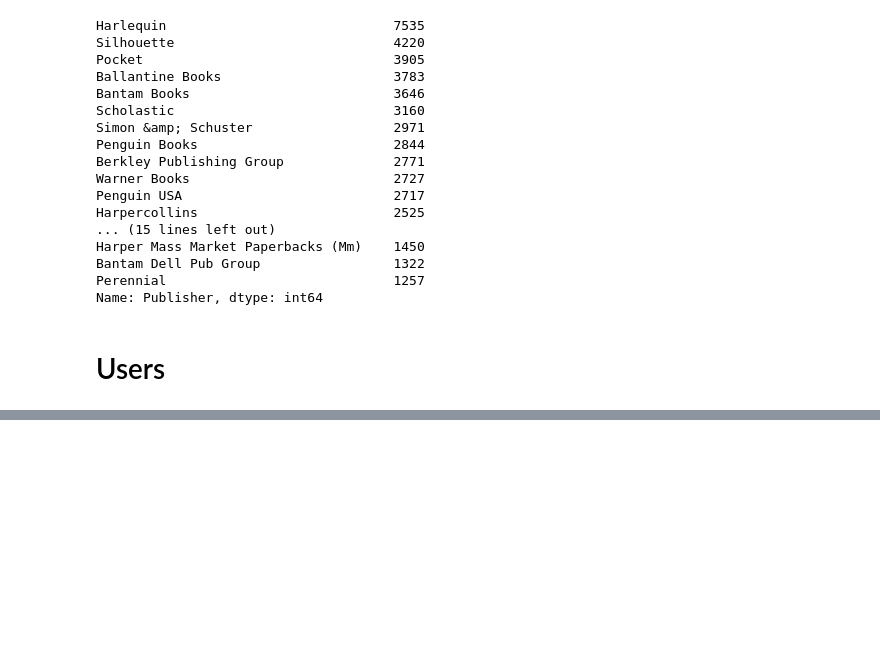
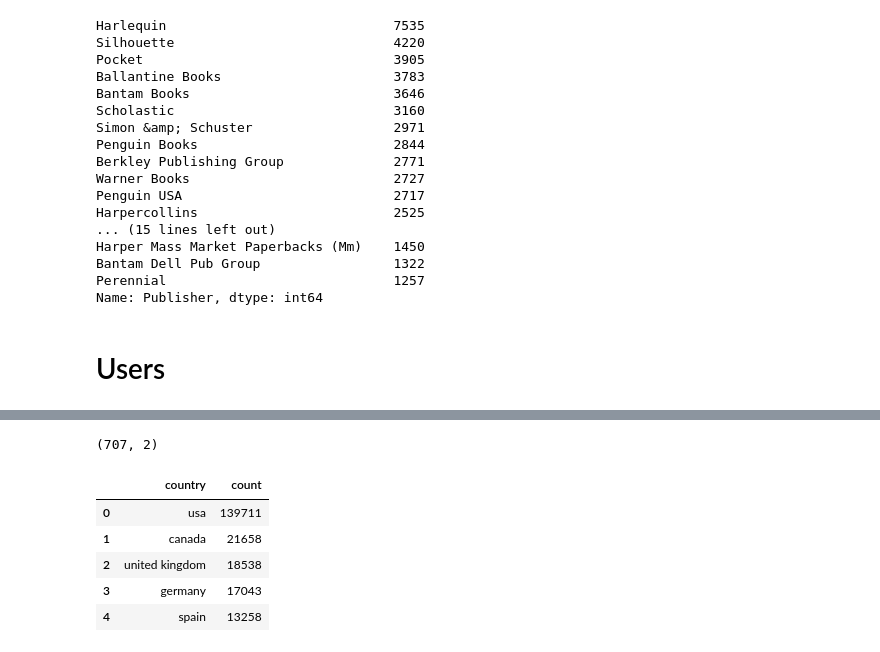
Before and after one commit to mpayumo/book-recommender-model, a Jupyter notebook: 1-book-recommender-EDA.ipynb, the cells around one changed output, grey strips where cells are left out. Cells and saved outputs as stored; diff of their text form; code cells hidden in the pictures; blank space fills up the shorter version.

```diff
--- a/1-book-recommender-EDA.ipynb
+++ b/1-book-recommender-EDA.ipynb
@@ -239,0 +325,2 @@ users = csv('https://markg110.s3-us-west-1.amazonaws.com/data/BX-Users.csv')
+# %%
+dist_country['country'] = dist_country['country'].apply(lambda x: x.strip())
@@ -239,0 +333,4 @@ users = csv('https://markg110.s3-us-west-1.amazonaws.com/data/BX-Users.csv')
+# %%
+dist_country.shape
+# %% [output]
+(707, 2)
@@ -239,0 +339,9 @@ users = csv('https://markg110.s3-us-west-1.amazonaws.com/data/BX-Users.csv')
+# %%
+top20_countries.head()
+# %% [output]
+|  | country | count |
+| 0 | usa | 139711 |
+| 1 | canada | 21658 |
+| 2 | united kingdom | 18538 |
+| 3 | germany | 17043 |
+| 4 | spain | 13258 |
```
Also changed, not shown: parts of 39 cells of this notebook, 3 other files.
